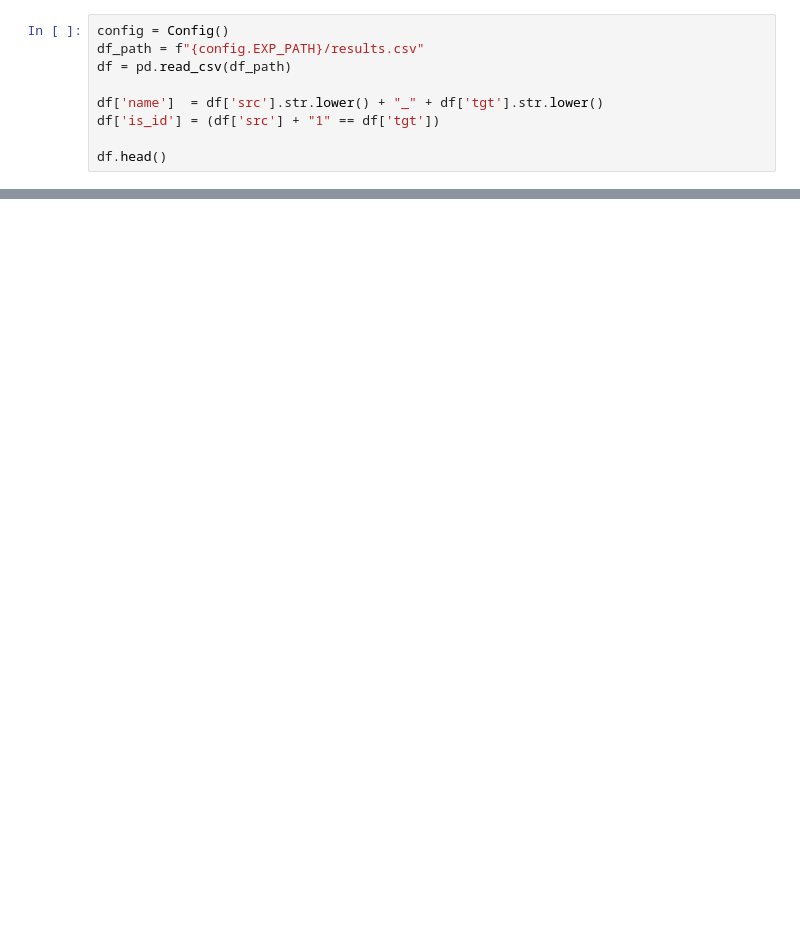
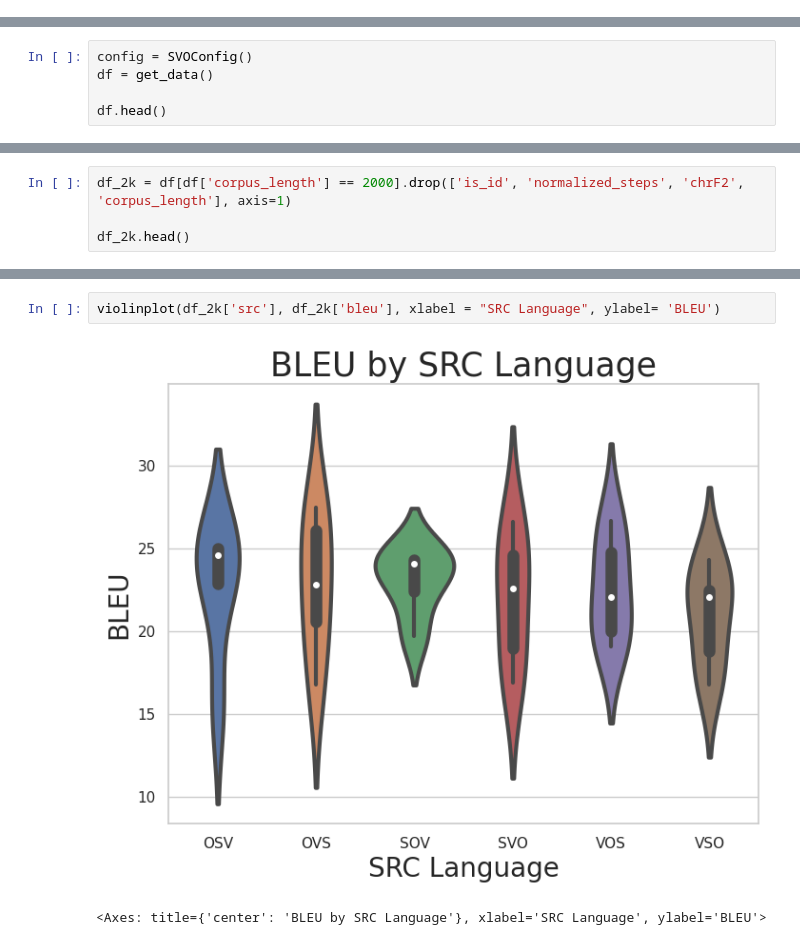
Before and after one commit to Mark-Hopkins-at-Williams/testperanto, a Jupyter notebook: experiment_pipeline/src/analysis.ipynb, the cells around one changed output, grey strips where cells are left out. Drawn from its saved outputs; the diff is of its cells as text; blank space fills up the shorter version.

Commit message:
ran/analyzed svo perm results

```diff
--- a/experiment_pipeline/src/analysis.ipynb
+++ b/experiment_pipeline/src/analysis.ipynb
@@ -10,9 +0,0 @@ from config import Config
-# %%
-config = Config()
-df_path = f"{config.EXP_PATH}/results.csv"
-df = pd.read_csv(df_path)
-
-df['name']  = df['src'].str.lower() + "_" + df['tgt'].str.lower()
-df['is_id'] = (df['src'] + "1" == df['tgt'])
-
-df.head()
@@ -149,0 +385,5 @@ plot_scores_vs_steps_V2()
+# %%
+config = SVOConfig()
+df = get_data()
+
+df.head()
@@ -149,0 +423,4 @@ plot_scores_vs_steps_V2()
+# %%
+df_2k = df[df['corpus_length'] == 2000].drop(['is_id', 'normalized_steps', 'chrF2', 'corpus_length'], axis=1)
+
+df_2k.head()
@@ -149,0 +446,5 @@ plot_scores_vs_steps_V2()
+# %%
+violinplot(df_2k['src'], df_2k['bleu'], xlabel = "SRC Language", ylabel= 'BLEU')
+# %% [output]
+[figure, added]
+<Axes: title={'center': 'BLEU by SRC Language'}, xlabel='SRC Language', ylabel='BLEU'>
```
Also changed, not shown: parts of 57 cells of this notebook, 3 other files.
